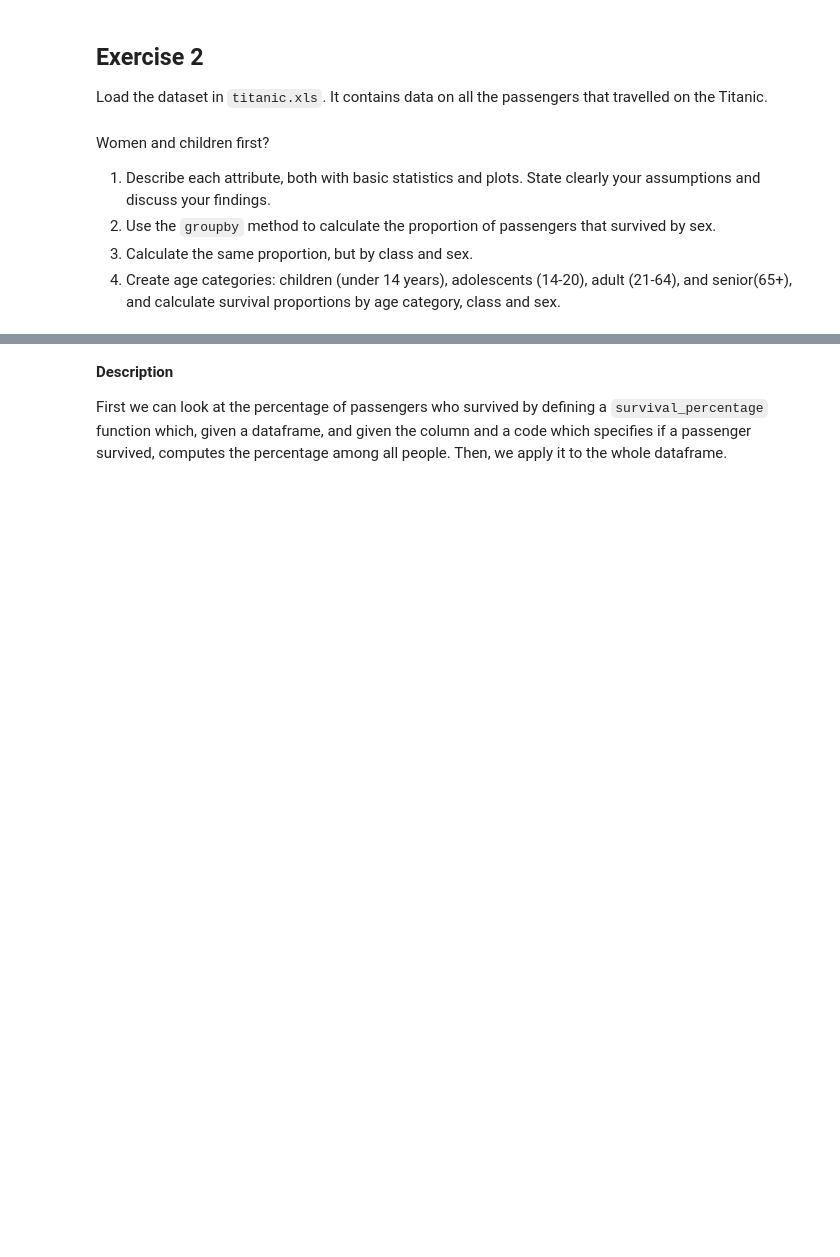
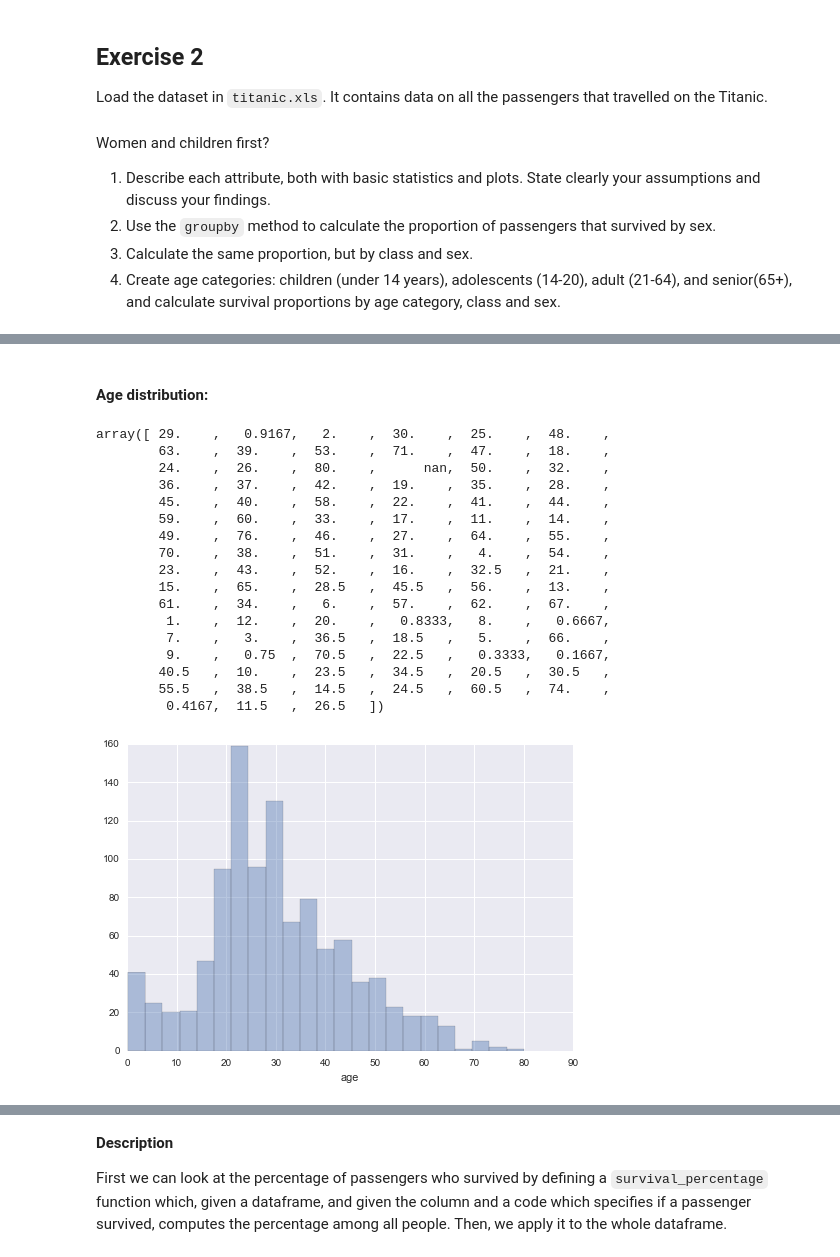
Before and after one commit to mfmotta/tatoule, a Jupyter notebook: 01 - Pandas and Data Wrangling/Data Wrangling with Pandas.ipynb, the cells around one changed output, grey strips where cells are left out. Cells and saved outputs as stored; diff of their text form; code cells hidden in the pictures; blank space fills up the shorter version.

```diff
--- a/01 - Pandas and Data Wrangling/Data Wrangling with Pandas.ipynb
+++ b/01 - Pandas and Data Wrangling/Data Wrangling with Pandas.ipynb
@@ -656,0 +710,25 @@ titanic_data = pd.read_excel('Data/titanic.xls') # loads Titanic data
+# %% [markdown]
+#### Age distribution:
+# %%
+sns.distplot(titanic_data.age.dropna(),kde=False)
+titanic_data.age.isnull().sum() # there are 263 empty values
+titanic_data.age.unique() # 6 values, being smaller than 1, are probably mistakes in the reports
+# %% [output]
+array([ 29.    ,   0.9167,   2.    ,  30.    ,  25.    ,  48.    ,
+        63.    ,  39.    ,  53.    ,  71.    ,  47.    ,  18.    ,
+        24.    ,  26.    ,  80.    ,      nan,  50.    ,  32.    ,
+        36.    ,  37.    ,  42.    ,  19.    ,  35.    ,  28.    ,
+        45.    ,  40.    ,  58.    ,  22.    ,  41.    ,  44.    ,
+        59.    ,  60.    ,  33.    ,  17.    ,  11.    ,  14.    ,
+        49.    ,  76.    ,  46.    ,  27.    ,  64.    ,  55.    ,
+        70.    ,  38.    ,  51.    ,  31.    ,   4.    ,  54.    ,
+        23.    ,  43.    ,  52.    ,  16.    ,  32.5   ,  21.    ,
+        15.    ,  65.    ,  28.5   ,  45.5   ,  56.    ,  13.    ,
+        61.    ,  34.    ,   6.    ,  57.    ,  62.    ,  67.    ,
+         1.    ,  12.    ,  20.    ,   0.8333,   8.    ,   0.6667,
+         7.    ,   3.    ,  36.5   ,  18.5   ,   5.    ,  66.    ,
+         9.    ,   0.75  ,  70.5   ,  22.5   ,   0.3333,   0.1667,
+        40.5   ,  10.    ,  23.5   ,  34.5   ,  20.5   ,  30.5   ,
+        55.5   ,  38.5   ,  14.5   ,  24.5   ,  60.5   ,  74.    ,
+         0.4167,  11.5   ,  26.5   ])
+[figure, added]
```
Also changed, not shown: parts of 37 cells of this notebook.
